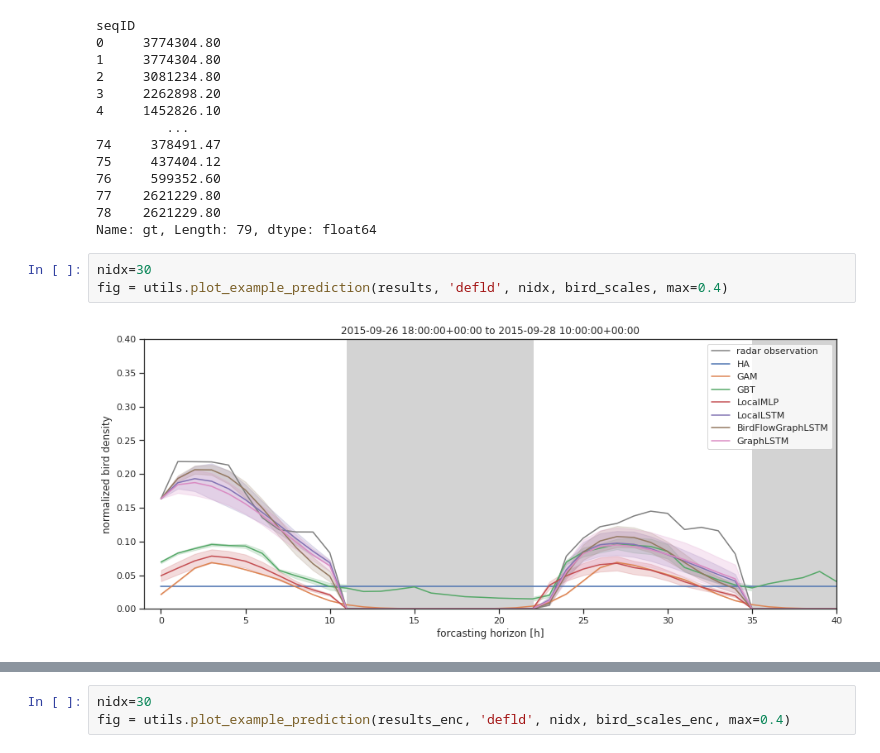
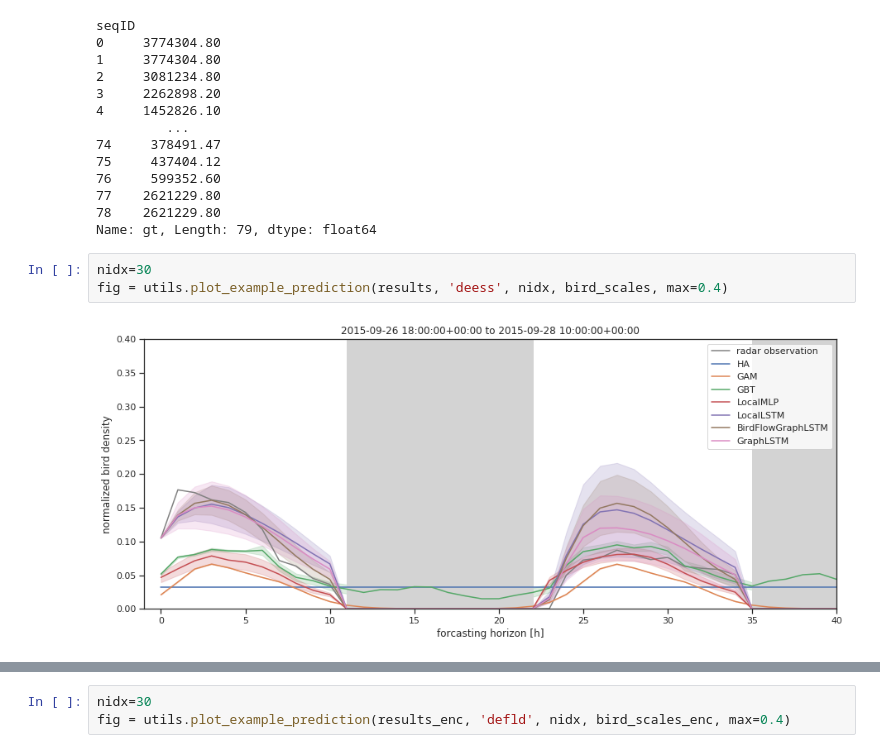
Before and after one commit to FionaLippert/birdMigration, a Jupyter notebook: notebooks/model_performance_radar.ipynb, the cells around one changed output, grey strips where cells are left out. Drawn from its saved outputs; the diff is of its cells as text.

```diff
--- a/notebooks/model_performance_radar.ipynb
+++ b/notebooks/model_performance_radar.ipynb
@@ -231,7 +256,7 @@ seqID
 Name: gt, Length: 79, dtype: float64
 # %%
 nidx=30
-fig = utils.plot_example_prediction(results, 'defld', nidx, bird_scales, max=0.4)
+fig = utils.plot_example_prediction(results, 'deess', nidx, bird_scales, max=0.4)
 # %% [output]
-[figure, old version]
+[figure, new version]
 # %%
```
Also changed, not shown: parts of 11 cells of this notebook, 2 other files.
